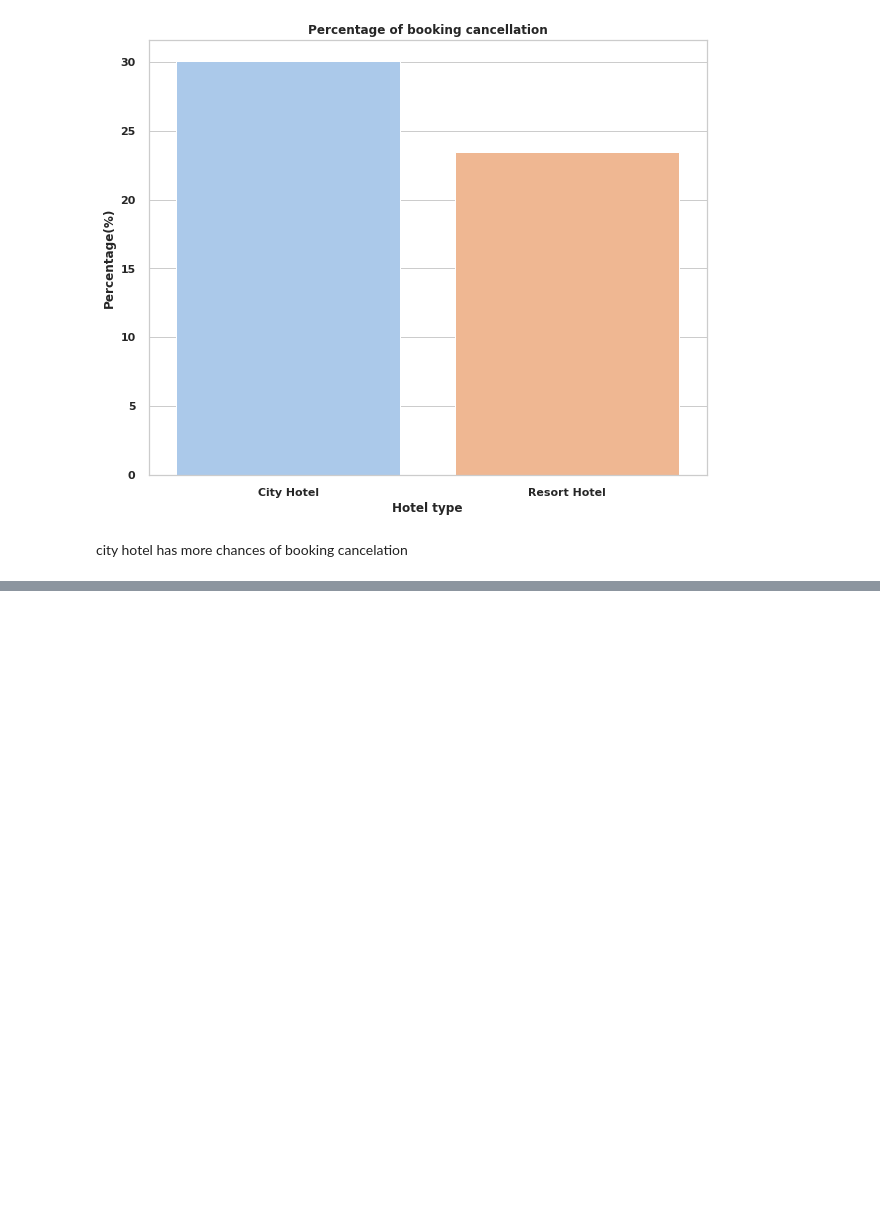
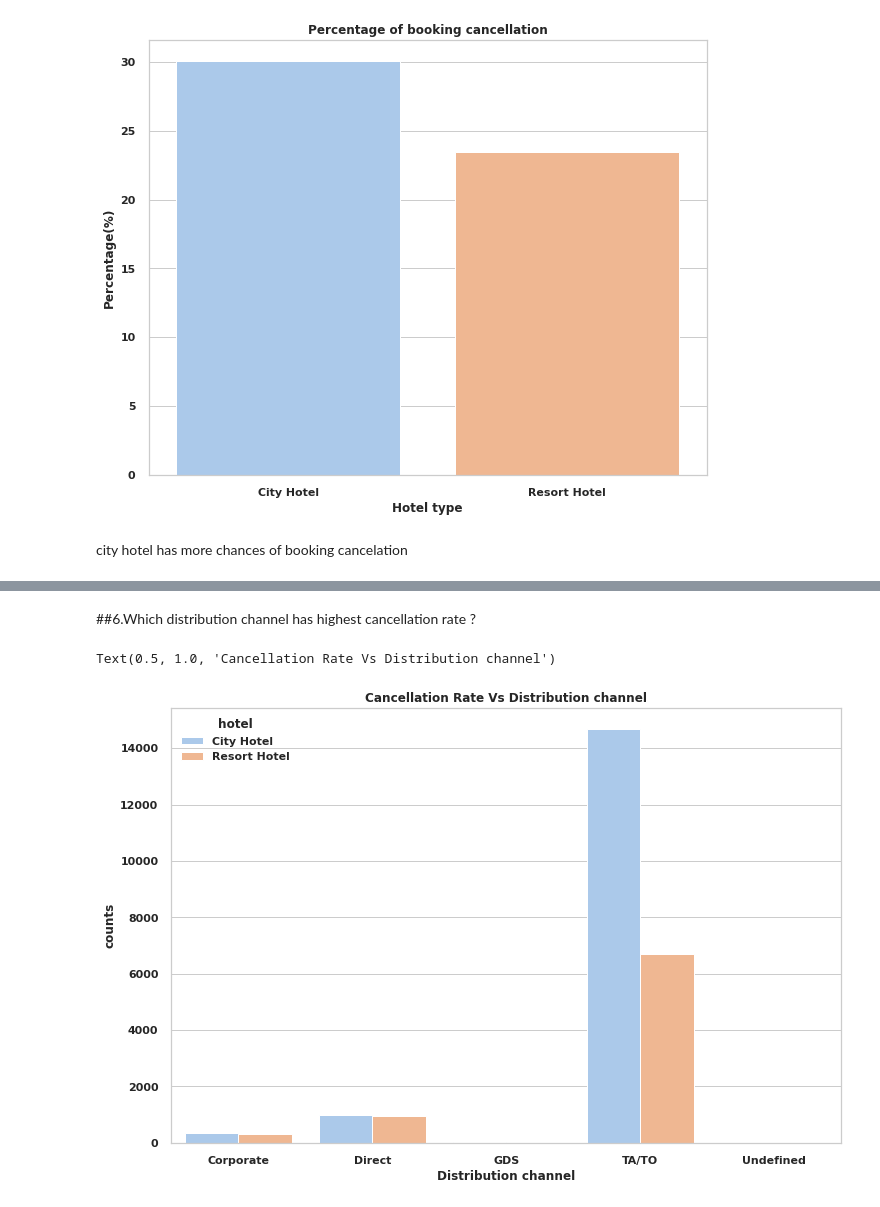
Before and after one commit to VHP2305/EDA-Capstone, a Jupyter notebook: Hotel_Booking_Analysis_Capstone_Project.ipynb, the cells around one changed output, grey strips where cells are left out. Cells and saved outputs as stored; diff of their text form; code cells hidden in the pictures; blank space fills up the shorter version.

```diff
--- a/Hotel_Booking_Analysis_Capstone_Project.ipynb
+++ b/Hotel_Booking_Analysis_Capstone_Project.ipynb
@@ -619,0 +695,21 @@ city hotel has more chances of booking cancelation
+# %% [markdown]
+##6.Which distribution channel has highest cancellation rate ?
+# %%
+canceled_df=df[df['is_canceled']==1] # 1= canceled
+
+#group by distribution channel
+canceled_df=canceled_df.groupby(['distribution_channel','hotel']).size().reset_index().rename(columns={0:'Counts'})
+# canceled_df['Percentage']=canceled_df['Counts']*100/df1[df1['is_canceled']==1][0]
+canceled_df
+
+#set plot size and plot barchart
+plt.figure(figsize=(12,8))
+sns.barplot(x='distribution_channel',y='Counts',hue="hotel",data=canceled_df)
+
+# set labels
+plt.xlabel('Distribution channel')
+plt.ylabel('counts')
+plt.title('Cancellation Rate Vs Distribution channel')
+# %% [output]
+Text(0.5, 1.0, 'Cancellation Rate Vs Distribution channel')
+[figure, added]
```
Also changed, not shown: parts of 29 cells of this notebook.
